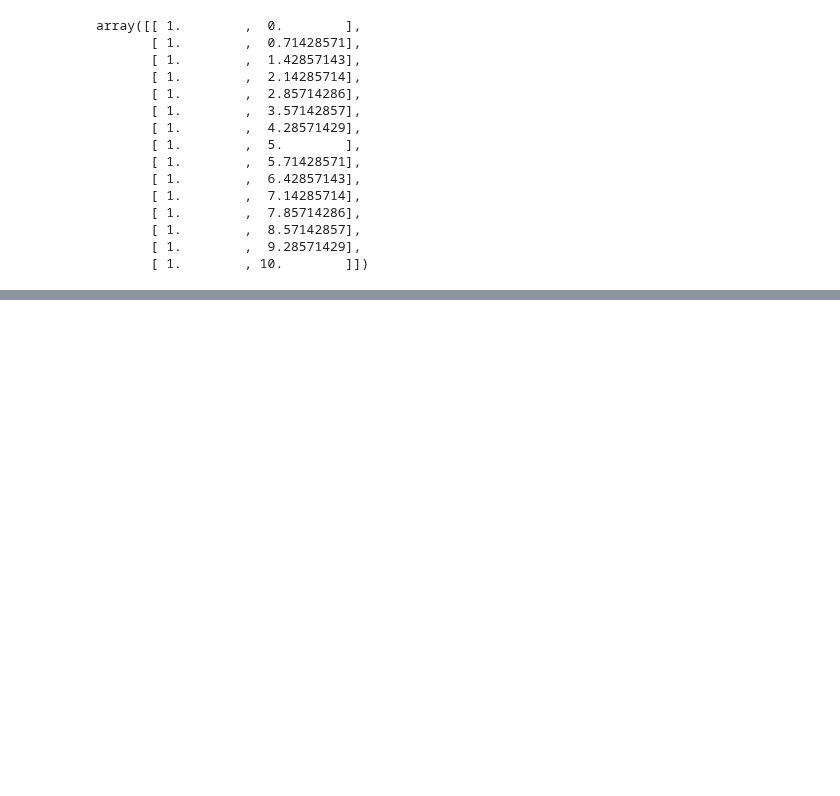
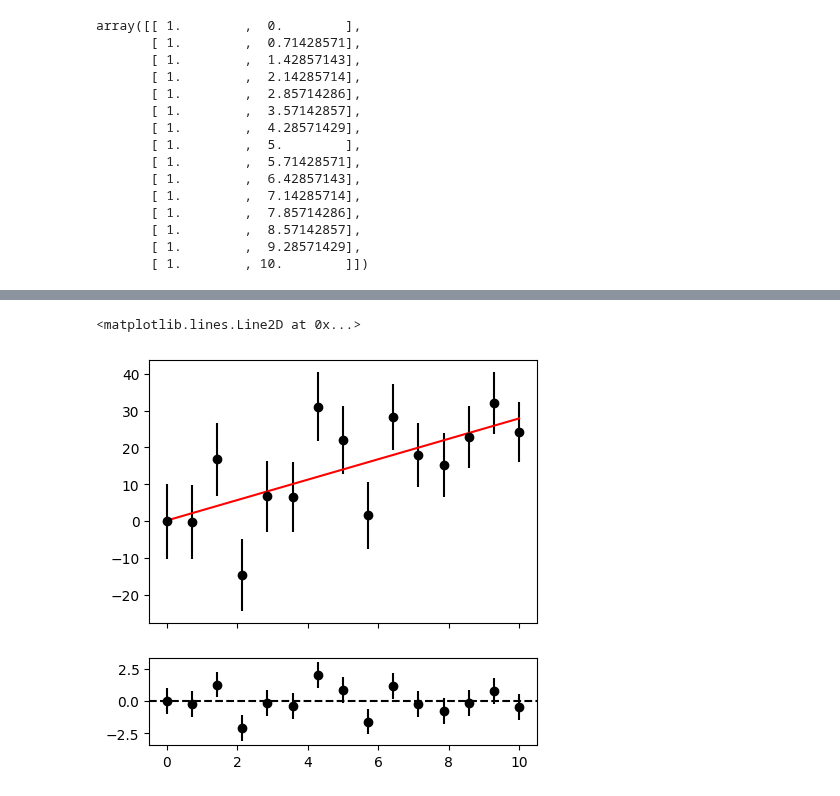
Before and after one commit to asegura4488/MetodosComputacionales2026, a Jupyter notebook: Semana12/RegresionLinealPesos.ipynb, the cells around one changed output, grey strips where cells are left out. Cells and saved outputs as stored; diff of their text form; code cells hidden in the pictures; blank space fills up the shorter version.

```diff
--- a/Semana12/RegresionLinealPesos.ipynb
+++ b/Semana12/RegresionLinealPesos.ipynb
@@ -100,0 +101,16 @@ print(m,error_m)
+# %%
+y_fit = X @ beta_hat
+residuos = y - y_fit
+residuos_norm  = (y - y_fit)/sigma_y
+# %%
+fig, (ax1,ax2) = plt.subplots(
+    2,1,figsize=(5,5), sharex = True,
+    gridspec_kw={'height_ratios': [3, 1]}
+)
+ax1.errorbar(x, y, yerr=sigma_y, fmt='o', color='k')
+ax1.plot(_x,_y,color='r')
+ax2.errorbar(x, residuos_norm, yerr=1, fmt='o', color='k')
+ax2.axhline(0, color='k', linestyle='--')
+# %% [output]
+<matplotlib.lines.Line2D at 0x...>
+[figure, added]
```
Also changed, not shown: parts of 10 cells of this notebook.
